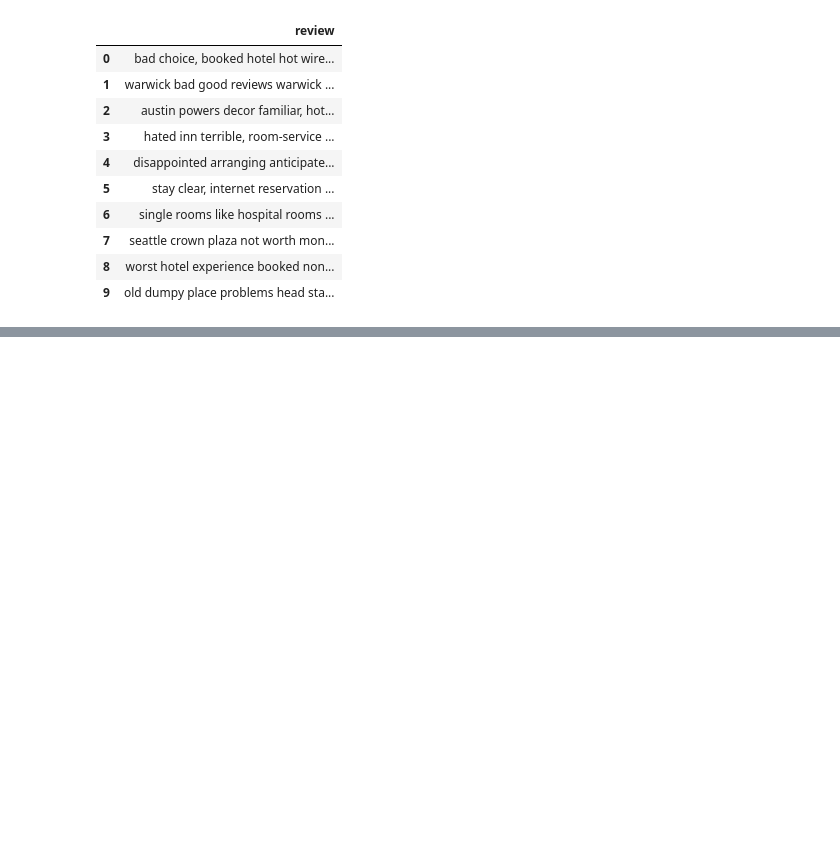
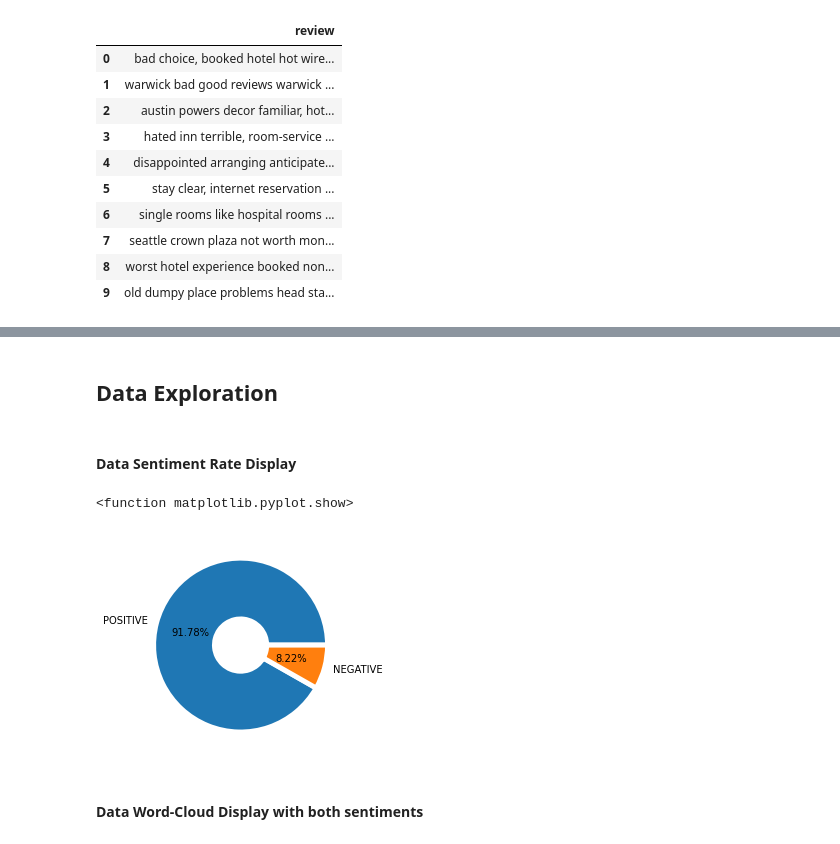
Before and after one commit to DonHK-97/LDA_BNCS411_Project, a Jupyter notebook: Sentiment_preprocess.ipynb, the cells around one changed output, grey strips where cells are left out. Drawn from its saved outputs; the diff is of its cells as text; code cells hidden in the pictures; blank space fills up the shorter version.

```diff
--- a/Sentiment_preprocess.ipynb
+++ b/Sentiment_preprocess.ipynb
@@ -124,0 +126,28 @@ NameError: ignored
+# %% [markdown]
+## Data Exploration
+# %%
+import matplotlib.pyplot as plt
+import pandas as pd
+
+pos_review = pd.read_csv('/content/drive/MyDrive/Team#2_LDA/pos_review.csv')
+neg_review = pd.read_csv('/content/drive/MyDrive/Team#2_LDA/neg_review.csv')
+# %% [markdown]
+#### Data Sentiment Rate Display
+# %%
+#Lets see the ratio of POS/ NEG in our dataset
+
+total_attribute = len(pos_review) + len(neg_review)
+pos_rate = len(pos_review) / total_attribute * 100
+neg_rate = 100 - pos_rate
+
+ratio = [pos_rate, neg_rate]
+labels = ['POSITIVE', 'NEGATIVE']
+wedgeprops={'width': 0.7, 'edgecolor': 'w', 'linewidth': 5}
+
+plt.pie(ratio, labels= labels, autopct = '%.2f%%', wedgeprops=wedgeprops)
+plt.show
+# %% [output]
+<function matplotlib.pyplot.show>
+[figure, added]
+# %% [markdown]
+#### Data Word-Cloud Display with both sentiments
```
Also changed, not shown: parts of 10 cells of this notebook.
